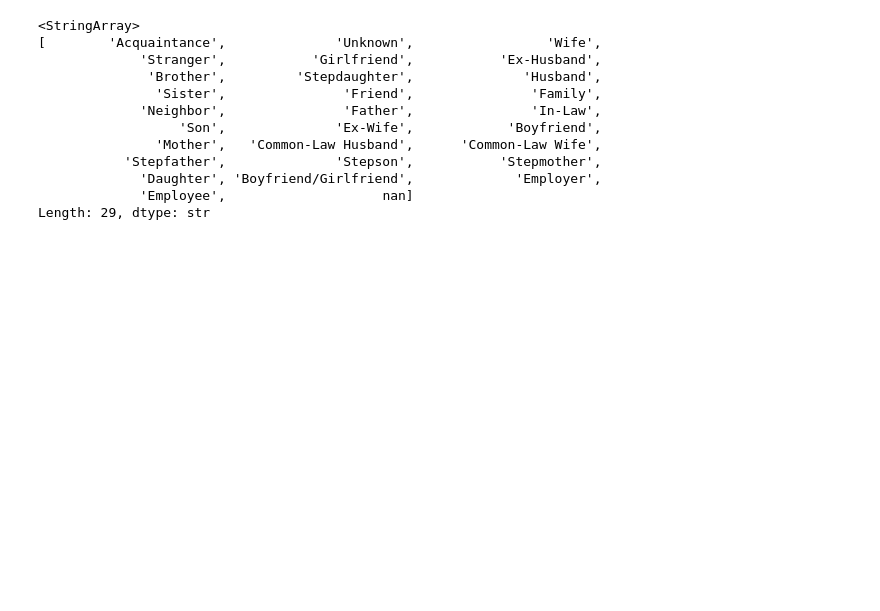
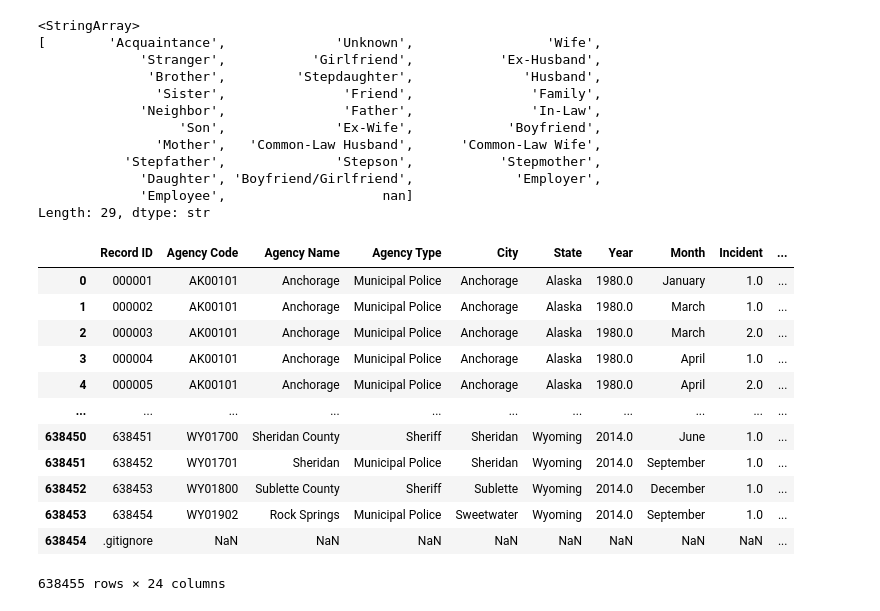
Before and after one commit to anushkagautam17/homicide-data-analysis, a Jupyter notebook: homicides analysis.ipynb, the cells around one changed output. Cells and saved outputs as stored; diff of their text form; code cells hidden in the pictures; blank space fills up the shorter version.

```diff
--- a/homicides analysis.ipynb
+++ b/homicides analysis.ipynb
@@ -133,3 +133,19 @@ df['Relationship'].unique()
              'Daughter', 'Boyfriend/Girlfriend',             'Employer',
              'Employee',                    nan]
 Length: 29, dtype: str
+# %%
+df.replace("Unknown", np.nan, inplace=True)
+# %% [output]
+|  | Record ID | Agency Code | Agency Name | Agency Type | City | State | Year | Month | Incident | ... |
+| 0 | 000001 | AK00101 | Anchorage | Municipal Police | Anchorage | Alaska | 1980.0 | January | 1.0 | ... |
+| 1 | 000002 | AK00101 | Anchorage | Municipal Police | Anchorage | Alaska | 1980.0 | March | 1.0 | ... |
+| 2 | 000003 | AK00101 | Anchorage | Municipal Police | Anchorage | Alaska | 1980.0 | March | 2.0 | ... |
+| 3 | 000004 | AK00101 | Anchorage | Municipal Police | Anchorage | Alaska | 1980.0 | April | 1.0 | ... |
+| 4 | 000005 | AK00101 | Anchorage | Municipal Police | Anchorage | Alaska | 1980.0 | April | 2.0 | ... |
+| ... | ... | ... | ... | ... | ... | ... | ... | ... | ... | ... |
+| 638450 | 638451 | WY01700 | Sheridan County | Sheriff | Sheridan | Wyoming | 2014.0 | June | 1.0 | ... |
+| 638451 | 638452 | WY01701 | Sheridan | Municipal Police | Sheridan | Wyoming | 2014.0 | September | 1.0 | ... |
+| 638452 | 638453 | WY01800 | Sublette County | Sheriff | Sublette | Wyoming | 2014.0 | December | 1.0 | ... |
+| 638453 | 638454 | WY01902 | Rock Springs | Municipal Police | Sweetwater | Wyoming | 2014.0 | September | 1.0 | ... |
+| 638454 | .gitignore | NaN | NaN | NaN | NaN | NaN | NaN | NaN | NaN | ... |
+638455 rows × 24 columns
```
Also changed, not shown: parts of 2 cells of this notebook.
